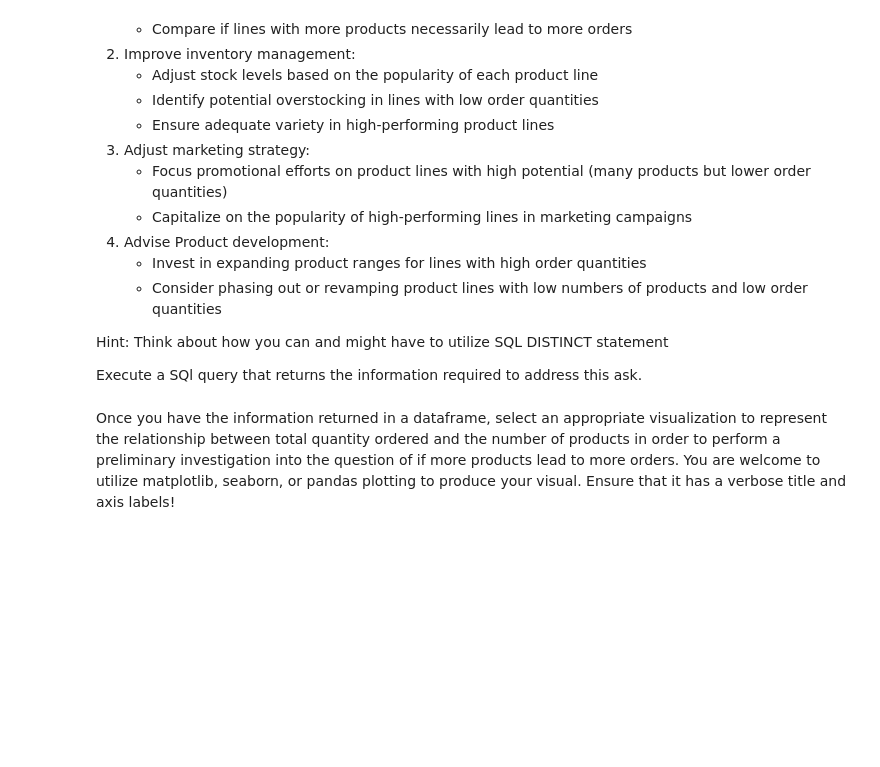
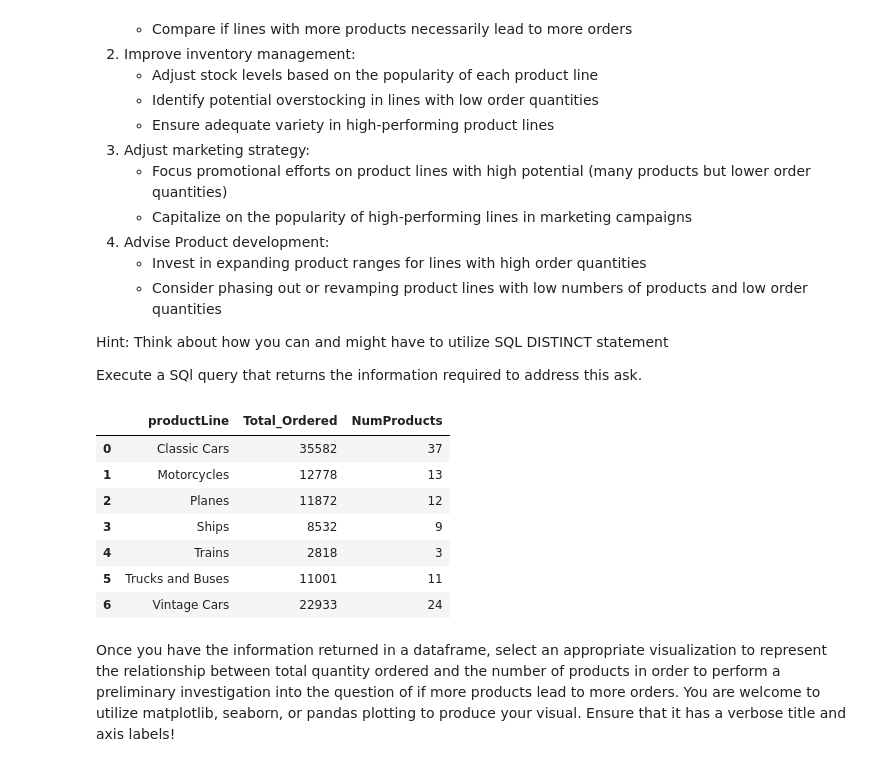
Before and after one commit to bluenets126/dsc-sql-summative-lab, a Jupyter notebook: SQLSummativeLab.ipynb, the cells around one changed output. Saved outputs shown, nothing was run; the diff lists cells and outputs as text; code cells hidden in the pictures; blank space fills up the shorter version.

```diff
--- a/SQLSummativeLab.ipynb
+++ b/SQLSummativeLab.ipynb
@@ -294,3 +291,21 @@ None
+# %%
+# Replace None with your code
+query7 = """SELECT productLine, SUM(quantityOrdered) AS Total_Ordered, count (DISTINCT productCode) AS NumProducts
+            FROM products JOIN orderDetails USING(productCode)
+            GROUP BY productLine;
+            """
+
+product_summary_df = pd.read_sql(query7, conn)
+product_summary_df
+# %% [output]
+|  | productLine | Total_Ordered | NumProducts |
+| 0 | Classic Cars | 35582 | 37 |
+| 1 | Motorcycles | 12778 | 13 |
+| 2 | Planes | 11872 | 12 |
+| 3 | Ships | 8532 | 9 |
+| 4 | Trains | 2818 | 3 |
+| 5 | Trucks and Buses | 11001 | 11 |
+| 6 | Vintage Cars | 22933 | 24 |
 # %% [markdown]
 Once you have the information returned in a dataframe, select an appropriate visualization to represent the relationship between total quantity ordered and the number of products in order to perform a preliminary investigation into the question of if more products lead to more orders. You are welcome to utilize matplotlib, seaborn, or pandas plotting to produce your visual. Ensure that it has a verbose title and axis labels!
 # %%
```
Also changed, not shown: parts of 3 cells of this notebook.
